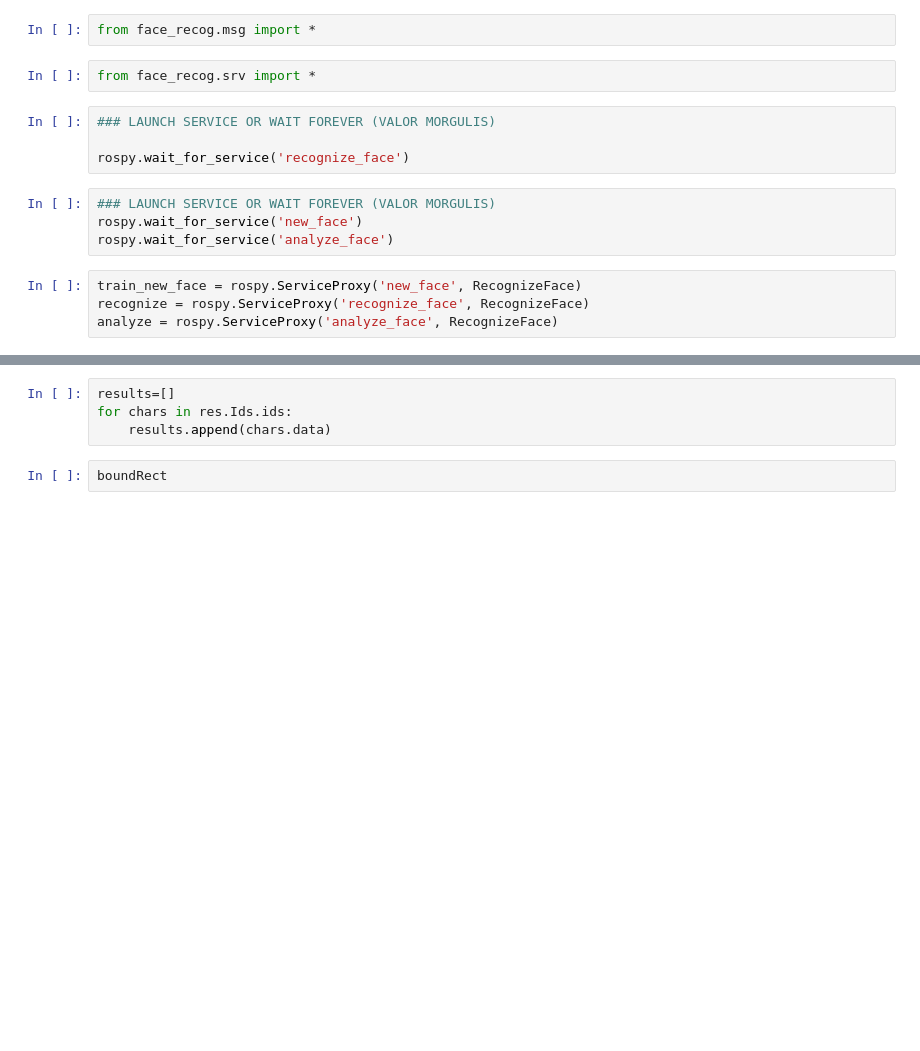
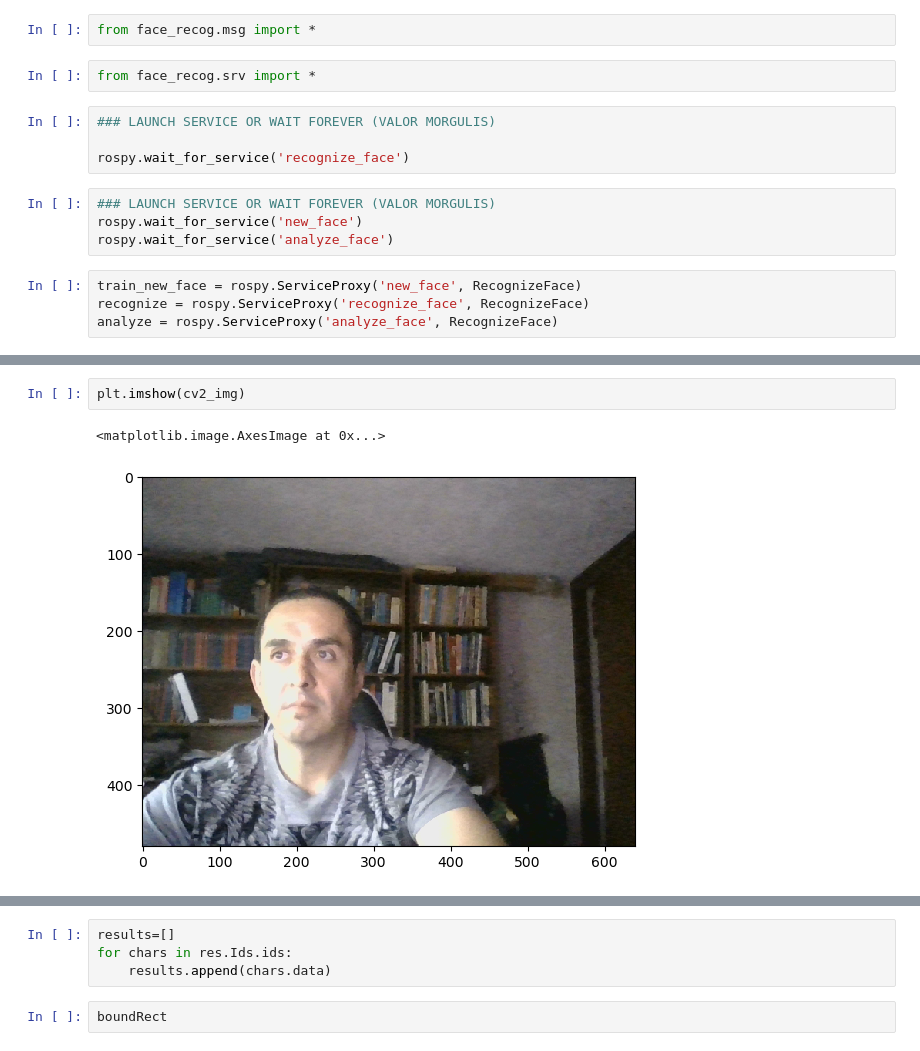
Before and after one commit to takeshi-pumas/catkin_extras, a Jupyter notebook: src/smaches/How_to_use_face_recog_deepface_serverasdasd.ipynb, the cells around one changed output, grey strips where cells are left out. Saved outputs shown, nothing was run; the diff lists cells and outputs as text; blank space fills up the shorter version.

```diff
--- a/src/smaches/How_to_use_face_recog_deepface_serverasdasd.ipynb
+++ b/src/smaches/How_to_use_face_recog_deepface_serverasdasd.ipynb
@@ -196,3 +187,8 @@ plt.imshow(cv2_img)
+# %%
+plt.imshow(cv2_img)
+# %% [output]
+<matplotlib.image.AxesImage at 0x...>
+[figure, added]
 # %%
 req=RecognizeFaceRequest()
 
```
Also changed, not shown: parts of 37 cells of this notebook, 1 other file.
